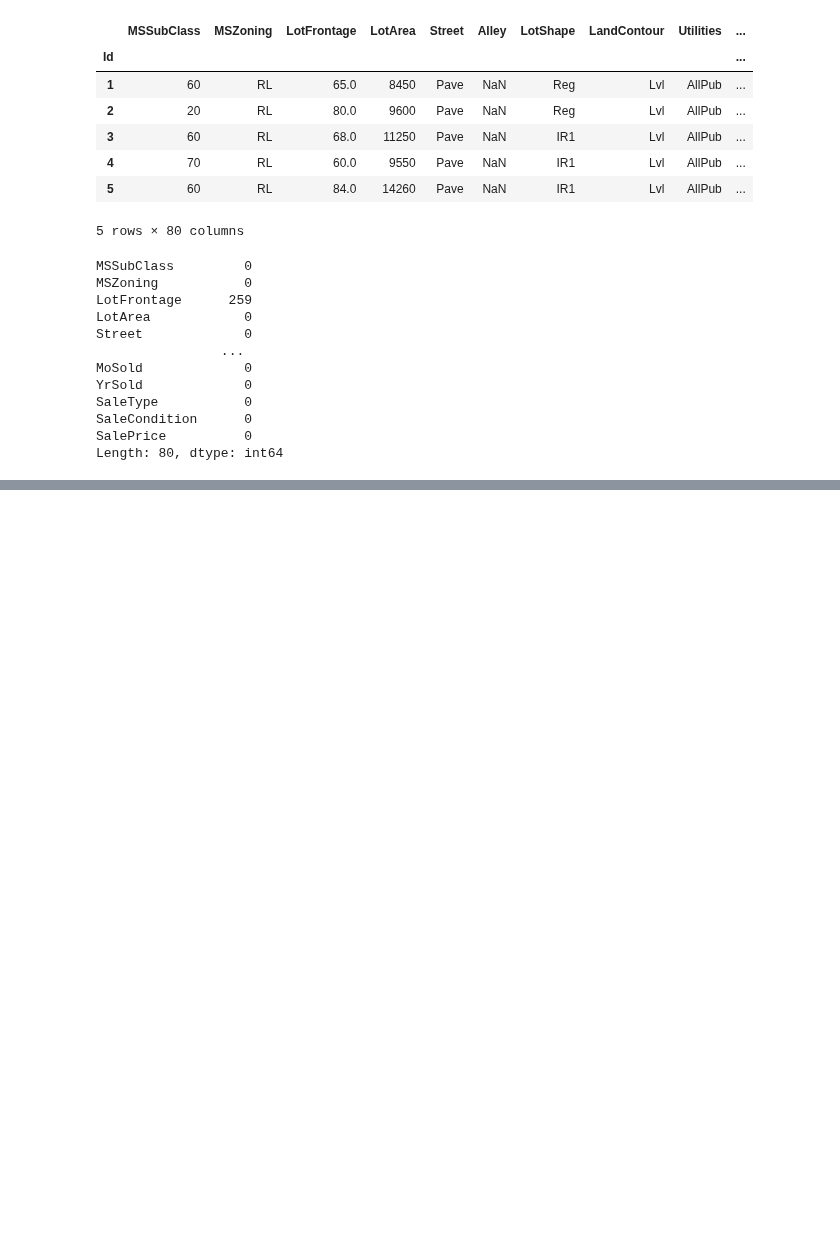
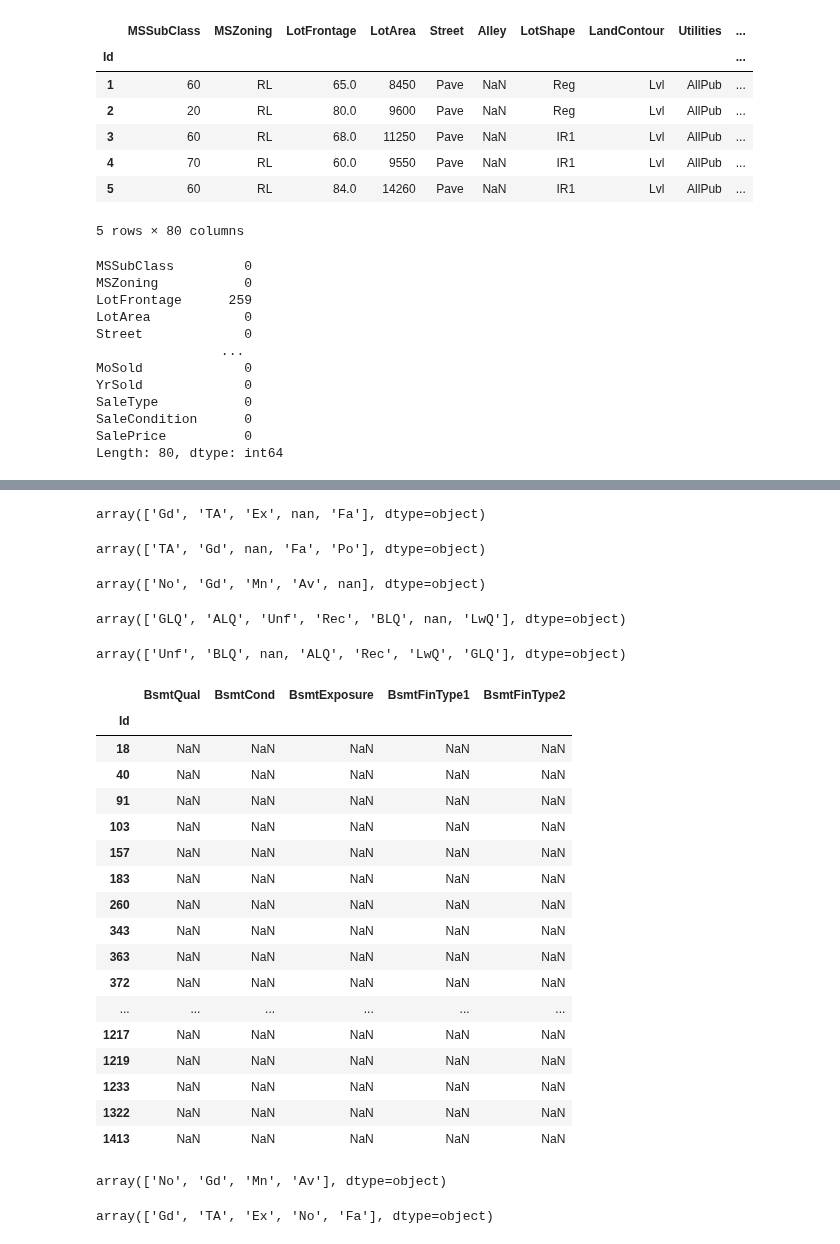
Before and after one commit to brunobou/projet_personnel, a Jupyter notebook: kaggle_house_price/first_look.ipynb, the cells around one changed output, grey strips where cells are left out. Cells and saved outputs as stored; diff of their text form; code cells hidden in the pictures; blank space fills up the shorter version.

```diff
--- a/kaggle_house_price/first_look.ipynb
+++ b/kaggle_house_price/first_look.ipynb
@@ -86,0 +118,3 @@ Length: 80, dtype: int64
+# %%
+#Au vue de la définition de cette variable les nan doivent être changé en 0 (pas de rue connectée)
+df_train["LotFrontage"] = df_train["LotFrontage"].fillna(0.)
@@ -86,0 +125,3 @@ Length: 80, dtype: int64
+# %%
+#au vue de la définition les nan devrait être des "sans"
+df_train["Alley"] = df_train["Alley"].fillna("NoAl")
@@ -86,0 +166,4 @@ Length: 80, dtype: int64
+# %%
+#Donc avec les definitions, on choisi nan -> "None" et NaN ->0.000e00
+df_train["MasVnrType"] = df_train["MasVnrType"].fillna("None")
+df_train["MasVnrArea"] = df_train["MasVnrArea"].fillna(0.0e+00)
@@ -86,0 +196,41 @@ Length: 80, dtype: int64
+# %%
+df_train["BsmtQual"].unique()
+# %% [output]
+array(['Gd', 'TA', 'Ex', nan, 'Fa'], dtype=object)
+# %%
+df_train["BsmtCond"].unique()
+# %% [output]
+array(['TA', 'Gd', nan, 'Fa', 'Po'], dtype=object)
+# %%
+df_train["BsmtExposure"].unique()
+# %% [output]
+array(['No', 'Gd', 'Mn', 'Av', nan], dtype=object)
+# %%
+df_train["BsmtFinType1"].unique()
+# %% [output]
+array(['GLQ', 'ALQ', 'Unf', 'Rec', 'BLQ', nan, 'LwQ'], dtype=object)
+# %%
+df_train["BsmtFinType2"].unique()
+# %% [output]
+array(['Unf', 'BLQ', nan, 'ALQ', 'Rec', 'LwQ', 'GLQ'], dtype=object)
+# %%
+df_train[df_train["BsmtExposure"].isna() == True][["BsmtQual","BsmtCond","BsmtExposure","BsmtFinType1","BsmtFinType2"]]
+# %% [output]
+|  | BsmtQual | BsmtCond | BsmtExposure | BsmtFinType1 | BsmtFinType2 |
+| Id |  |  |  |  |  |
+| 18 | NaN | NaN | NaN | NaN | NaN |
+| 40 | NaN | NaN | NaN | NaN | NaN |
+| 91 | NaN | NaN | NaN | NaN | NaN |
+| 103 | NaN | NaN | NaN | NaN | NaN |
+| 157 | NaN | NaN | NaN | NaN | NaN |
+| 183 | NaN | NaN | NaN | NaN | NaN |
+| 260 | NaN | NaN | NaN | NaN | NaN |
+| 343 | NaN | NaN | NaN | NaN | NaN |
+| 363 | NaN | NaN | NaN | NaN | NaN |
+| 372 | NaN | NaN | NaN | NaN | NaN |
+| ... | ... | ... | ... | ... | ... |
+| 1217 | NaN | NaN | NaN | NaN | NaN |
+| 1219 | NaN | NaN | NaN | NaN | NaN |
+| 1233 | NaN | NaN | NaN | NaN | NaN |
+| 1322 | NaN | NaN | NaN | NaN | NaN |
+| 1413 | NaN | NaN | NaN | NaN | NaN |
@@ -86,0 +246,8 @@ Length: 80, dtype: int64
+# %%
+df_train["BsmtExposure"].unique()
+# %% [output]
+array(['No', 'Gd', 'Mn', 'Av'], dtype=object)
+# %%
+df_train["BsmtQual"].unique()
+# %% [output]
+array(['Gd', 'TA', 'Ex', 'No', 'Fa'], dtype=object)
```
Also changed, not shown: parts of 14 cells of this notebook.
